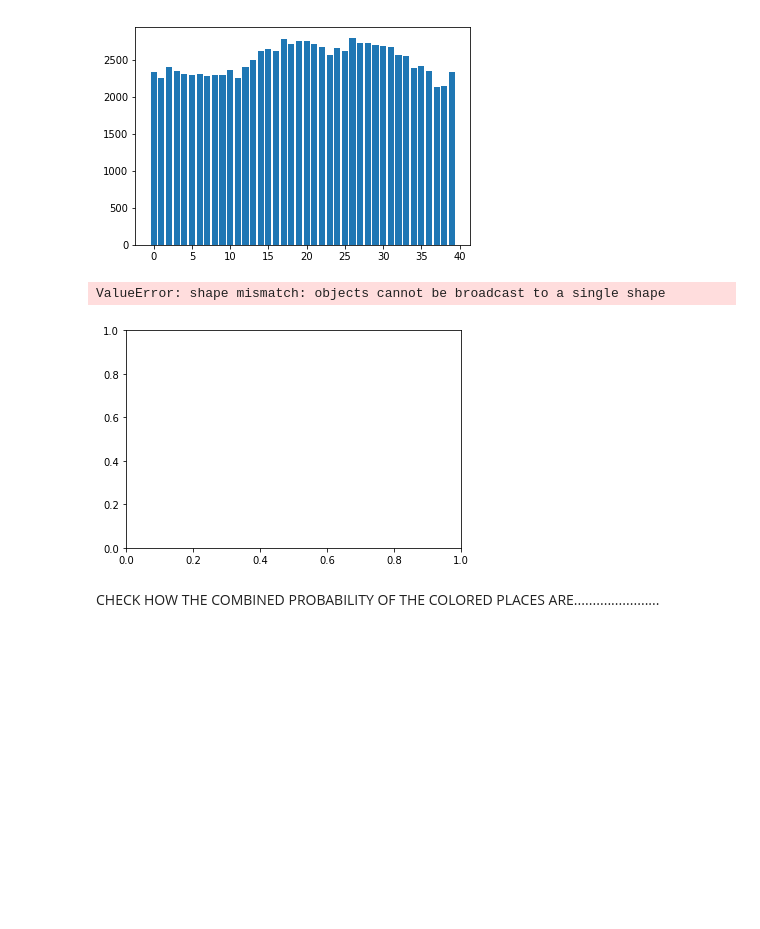
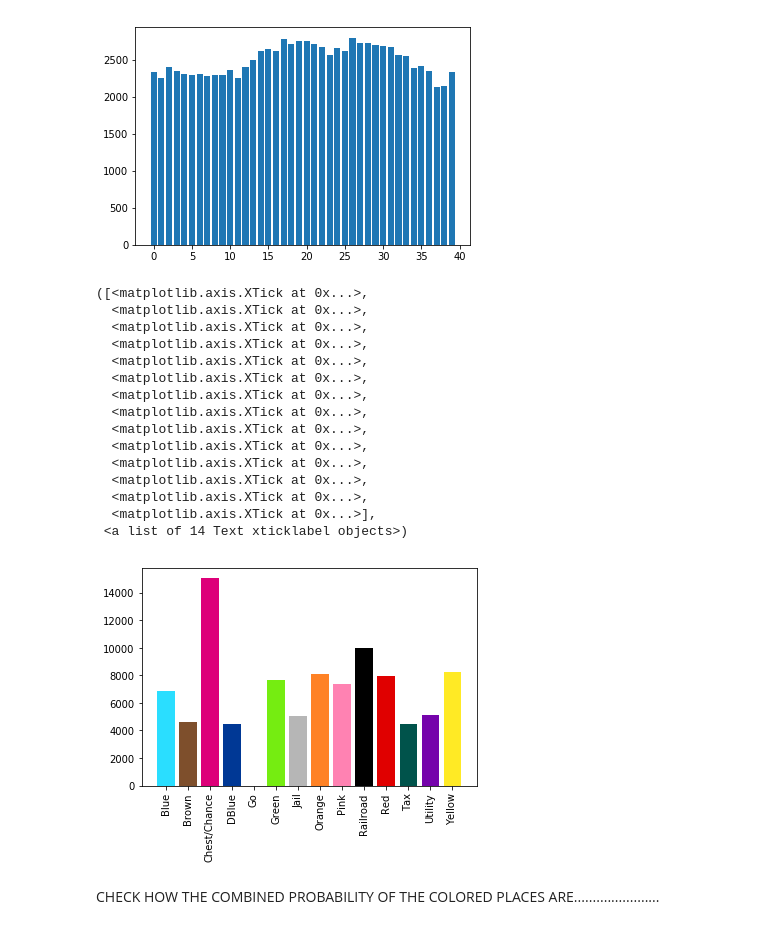
Before and after one commit to meenurajapandian/monopoly, a Jupyter notebook: Notes.ipynb, the cells around one changed output. Cells and saved outputs as stored; diff of their text form; code cells hidden in the pictures; blank space fills up the shorter version.

```diff
--- a/Notes.ipynb
+++ b/Notes.ipynb
@@ -38,19 +38,33 @@ plt.bar(y_pos,places)
 # %%
 names = ['Go', 'Mediterranean', 'Chest', 'Balt', 'IT', 'Rail']
 color_type = ['Go','Brown','Chest/Chance','Brown','Tax','Railroad','Blue','Chest/Chance','Blue','Blue','Jail','Pink','Utility','Pink','Pink','Railroad','Orange','Chest/Chance','Orange','Orange','Go','Red','Chest/Chance','Red','Red','Railroad','Yellow','Yellow','Utility','Yellow','Jail','Green','Green','Chest/Chance','Green','Railroad','Chest/Chance','DBlue','Tax','DBlue']
-color_palette = pd.DataFrame({'Type':['Go','Brown','Chest/Chance','Tax','Railroad','Blue','Jail','Pink','Utitlity','Orange','Red','Yellow','Green','DBlue'],
+color_palette = pd.DataFrame({'Type':['Go','Brown','Chest/Chance','Tax','Railroad','Blue','Jail','Pink','Utility','Orange','Red','Yellow','Green','DBlue'],
 'color':['#FFFFFF','#7E4F2C','#DD0079','#00534B','#000000','#2ADEFF','#B6B6B6','#FF82B2','#7503AB','#FF8225','#E00000','#FFEA25','#75ED11','#003895']})
 data = pd.DataFrame({'Type':color_type,'value':places})
 # %%
 temp = data.groupby('Type', as_index=False)[['value']].sum()
 consolidate = pd.merge(temp, color_palette, on='Type')
 
 y_pos = np.arange(14)
-plt.bar(y_pos,consolidate['value'])
+plt.bar(y_pos,consolidate['value'], color = consolidate['color'])
 plt.xticks(y_pos, consolidate['Type'], rotation = 90)
 # %% [output]
-ValueError: shape mismatch: objects cannot be broadcast to a single shape
+([<matplotlib.axis.XTick at 0x...>,
+  <matplotlib.axis.XTick at 0x...>,
+  <matplotlib.axis.XTick at 0x...>,
+  <matplotlib.axis.XTick at 0x...>,
+  <matplotlib.axis.XTick at 0x...>,
+  <matplotlib.axis.XTick at 0x...>,
+  <matplotlib.axis.XTick at 0x...>,
+  <matplotlib.axis.XTick at 0x...>,
+  <matplotlib.axis.XTick at 0x...>,
+  <matplotlib.axis.XTick at 0x...>,
+  <matplotlib.axis.XTick at 0x...>,
+  <matplotlib.axis.XTick at 0x...>,
+  <matplotlib.axis.XTick at 0x...>,
+  <matplotlib.axis.XTick at 0x...>],
+ <a list of 14 Text xticklabel objects>)
-[figure, old version]
+[figure, new version]
 # %% [markdown]
 CHECK HOW THE COMBINED PROBABILITY OF THE COLORED PLACES ARE.......................
 # %% [markdown]
```
Also changed, not shown: parts of 2 cells of this notebook.
